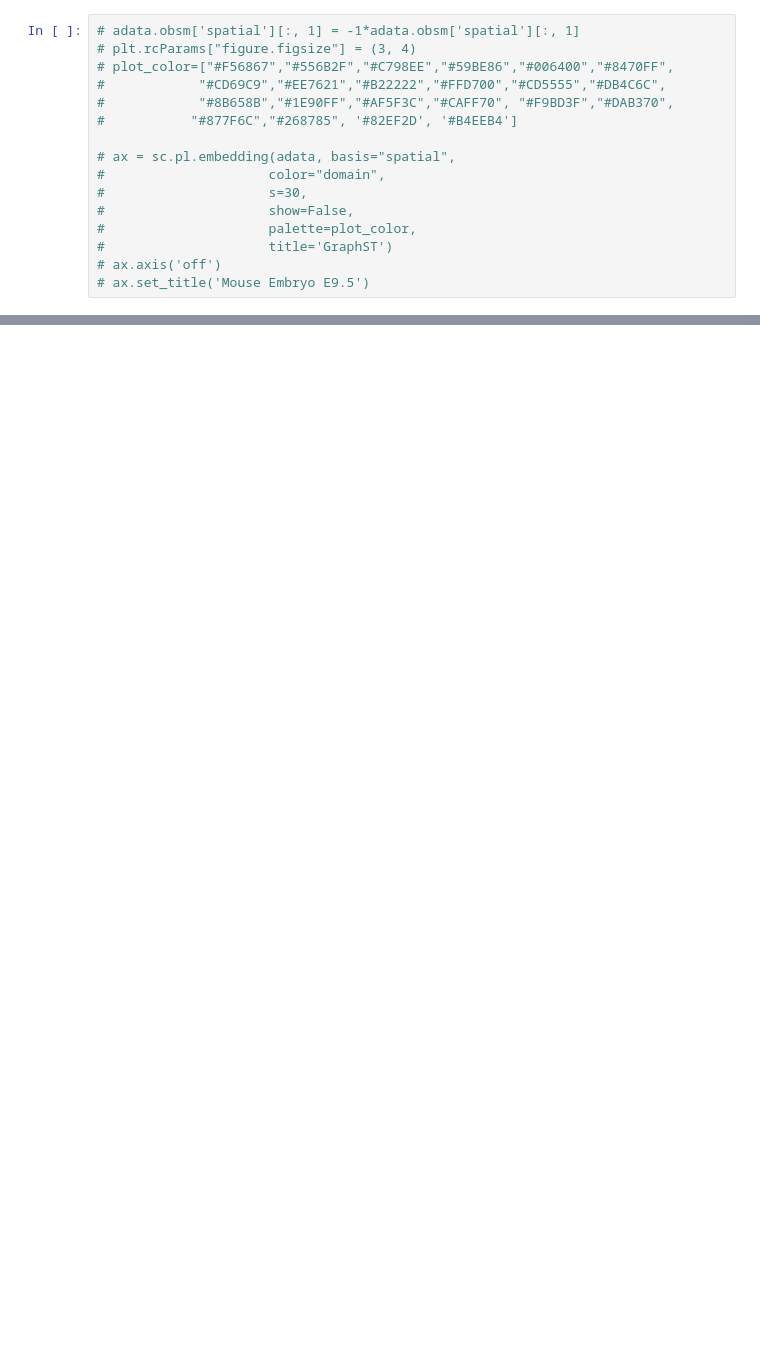
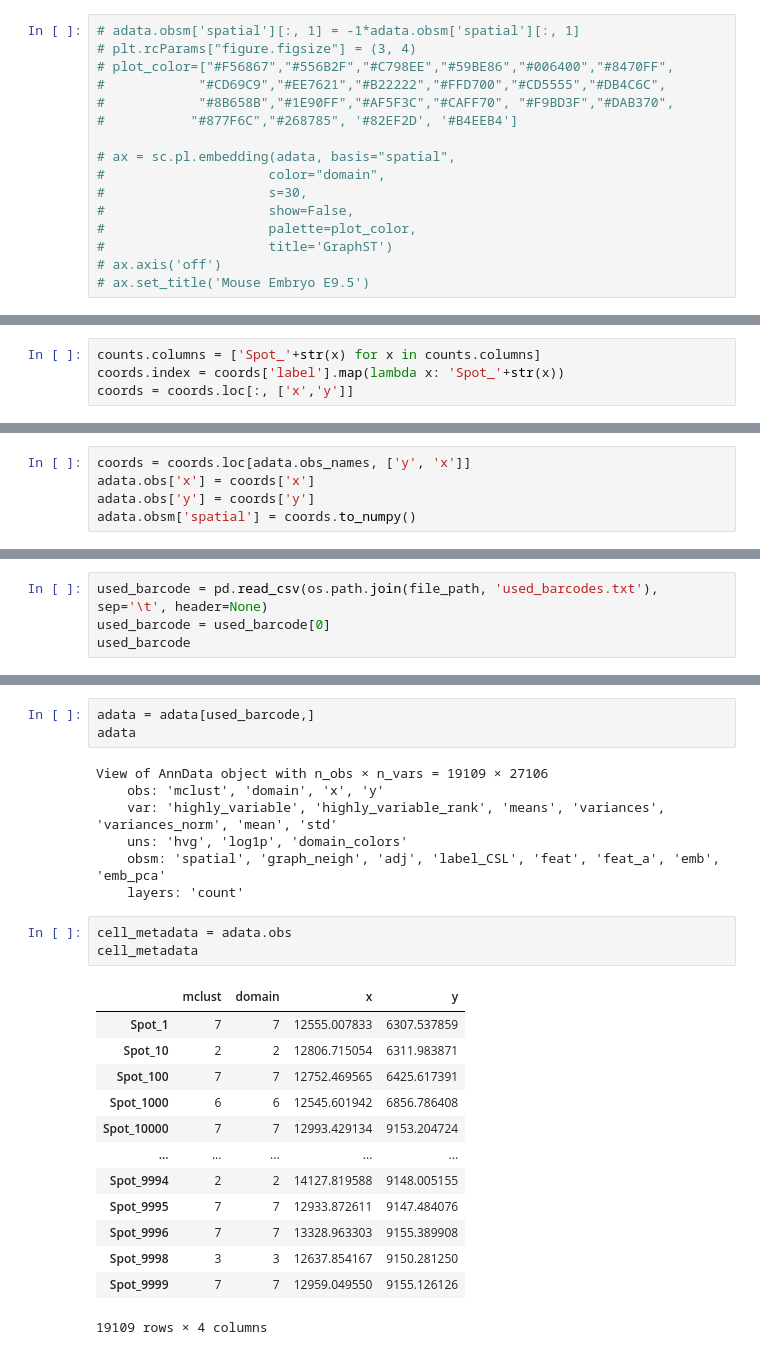
Before and after one commit to toan-ly/Spatial-Transcriptomics-Benchmark, a Jupyter notebook: GraphST/notebooks/docs/source/Tutorial 3_Stereo-seq.ipynb, the cells around one changed output, grey strips where cells are left out. Drawn from its saved outputs; the diff is of its cells as text; blank space fills up the shorter version.

```diff
--- a/GraphST/notebooks/docs/source/Tutorial 3_Stereo-seq.ipynb
+++ b/GraphST/notebooks/docs/source/Tutorial 3_Stereo-seq.ipynb
@@ -160,0 +190,4 @@ plt.savefig(output_path + 'each_cluster.png', dpi=300)
+# %%
+counts.columns = ['Spot_'+str(x) for x in counts.columns]
+coords.index = coords['label'].map(lambda x: 'Spot_'+str(x))
+coords = coords.loc[:, ['x','y']]
@@ -160,0 +211,5 @@ plt.savefig(output_path + 'each_cluster.png', dpi=300)
+# %%
+coords = coords.loc[adata.obs_names, ['y', 'x']]
+adata.obs['x'] = coords['x']
+adata.obs['y'] = coords['y']
+adata.obsm['spatial'] = coords.to_numpy()
@@ -160,0 +225,4 @@ plt.savefig(output_path + 'each_cluster.png', dpi=300)
+# %%
+used_barcode = pd.read_csv(os.path.join(file_path, 'used_barcodes.txt'), sep='\t', header=None)
+used_barcode = used_barcode[0]
+used_barcode
@@ -160,0 +242,27 @@ plt.savefig(output_path + 'each_cluster.png', dpi=300)
+# %%
+adata = adata[used_barcode,]
+adata
+# %% [output]
+View of AnnData object with n_obs × n_vars = 19109 × 27106
+    obs: 'mclust', 'domain', 'x', 'y'
+    var: 'highly_variable', 'highly_variable_rank', 'means', 'variances', 'variances_norm', 'mean', 'std'
+    uns: 'hvg', 'log1p', 'domain_colors'
+    obsm: 'spatial', 'graph_neigh', 'adj', 'label_CSL', 'feat', 'feat_a', 'emb', 'emb_pca'
+    layers: 'count'
+# %%
+cell_metadata = adata.obs
+cell_metadata
+# %% [output]
+|  | mclust | domain | x | y |
+| Spot_1 | 7 | 7 | 12555.007833 | 6307.537859 |
+| Spot_10 | 2 | 2 | 12806.715054 | 6311.983871 |
+| Spot_100 | 7 | 7 | 12752.469565 | 6425.617391 |
+| Spot_1000 | 6 | 6 | 12545.601942 | 6856.786408 |
+| Spot_10000 | 7 | 7 | 12993.429134 | 9153.204724 |
+| ... | ... | ... | ... | ... |
+| Spot_9994 | 2 | 2 | 14127.819588 | 9148.005155 |
+| Spot_9995 | 7 | 7 | 12933.872611 | 9147.484076 |
+| Spot_9996 | 7 | 7 | 13328.963303 | 9155.389908 |
+| Spot_9998 | 3 | 3 | 12637.854167 | 9150.281250 |
+| Spot_9999 | 7 | 7 | 12959.049550 | 9155.126126 |
+19109 rows × 4 columns
```
Also changed, not shown: parts of 16 cells of this notebook, 2 other files.
